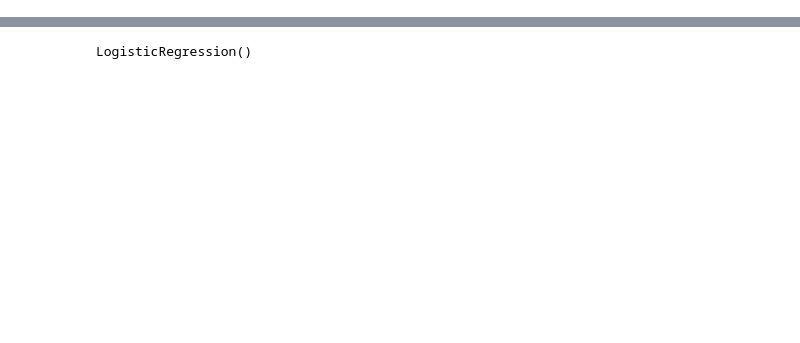
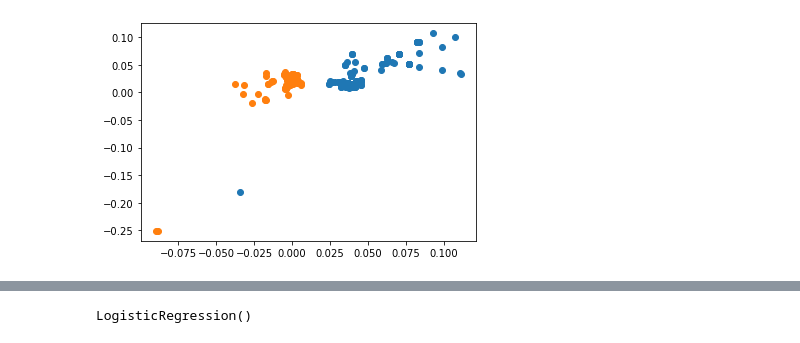
Before and after one commit to jishen027/FPS_Player_intent_detector, a Jupyter notebook: data-analysis/controllerDataAnalysis.ipynb, the cells around one changed output, grey strips where cells are left out. Drawn from its saved outputs; the diff is of its cells as text; code cells hidden in the pictures; blank space fills up the shorter version.

Commit message:
[UPDATE] new data collection methods

```diff
--- a/data-analysis/controllerDataAnalysis.ipynb
+++ b/data-analysis/controllerDataAnalysis.ipynb
@@ -53,0 +40,10 @@ df_2.info
+# %%
+df1 = df.copy()
+# %%
+df1 = df1.round(4)
+# %%
+df1 = df1.dropna(axis=0, how='any')
+# %%
+data_1 = df1.loc[df1['type'] == 1]
+data_2 = df1.loc[df1['type'] == 0]
+data_2.sample(20)
@@ -53,0 +68,10 @@ df_2.info
+# %%
+X_data_1 = pd.DataFrame(data_1, columns=['x'])
+Y_data_1 = pd.DataFrame(data_1, columns=['y'])
+X_data_2 = pd.DataFrame(data_2, columns=['x'])
+Y_data_2 = pd.DataFrame(data_2, columns=['y'])
+plt.scatter(X_data_1, Y_data_1)
+plt.scatter(X_data_2, Y_data_2)
+plt.show()
+# %% [output]
+[figure, added]
```
Also changed, not shown: parts of 26 cells of this notebook, 7 other files.
